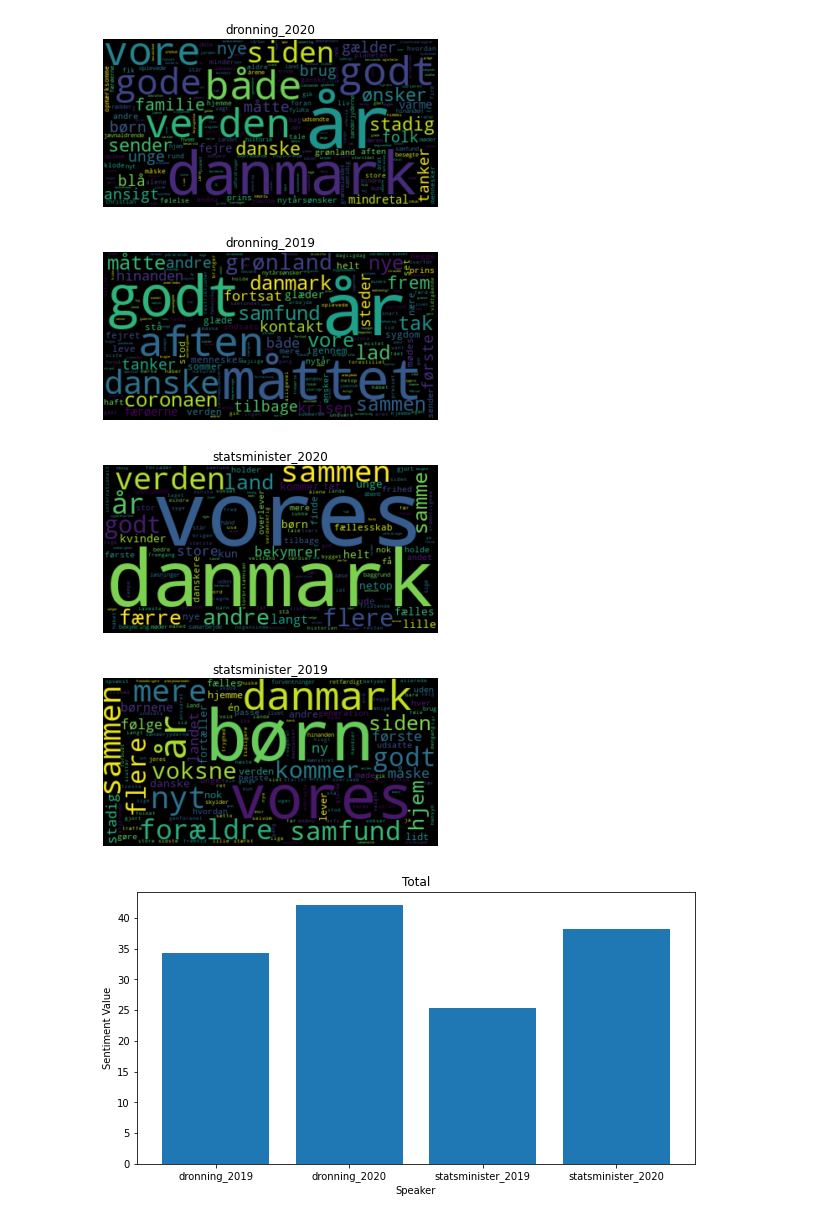
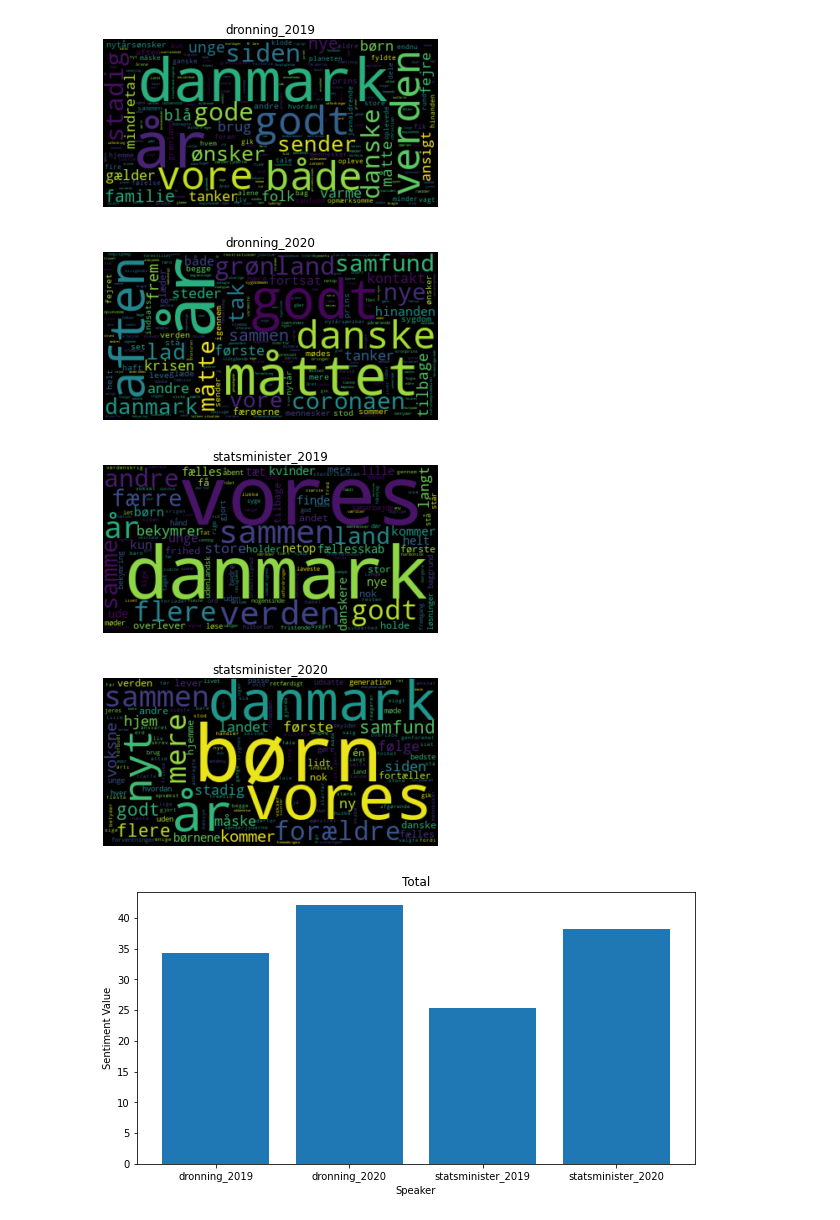
Before and after one commit to thiasmp/python_exam, a Jupyter notebook: wc_visual.ipynb, the cells around one changed output. Drawn from its saved outputs; the diff is of its cells as text; code cells hidden in the pictures.

```diff
--- a/wc_visual.ipynb
+++ b/wc_visual.ipynb
@@ -1,23 +1,23 @@
 # %%
 from data_cleaner import stopwords_corpus
 from fetch_speech_to_df import spoke_persons
 from wordcloud import WordCloud
 import matplotlib.pyplot as plt
 from sentiment_analysis import create_barplot
 
 wc = WordCloud()
 
 for i in range(4):
     wc.generate(stopwords_corpus.speeches[i])
     plt.imshow(wc, interpolation='bilinear')
     plt.axis("off")
-    plt.title(spoke_persons[i])
+    plt.title(stopwords_corpus.index[i])
     plt.show()
 # %% [output]
-[figure, old version]
+[figure, new version]
-[figure, old version]
+[figure, new version]
-[figure, old version]
+[figure, new version]
-[figure, old version]
+[figure, new version]
 # %%
 from data_cleaner import stopwords_corpus
 from sentiment_analysis import add_sentiment_to_df
```
Also changed, not shown: parts of 1 cell of this notebook, 2 other files.
